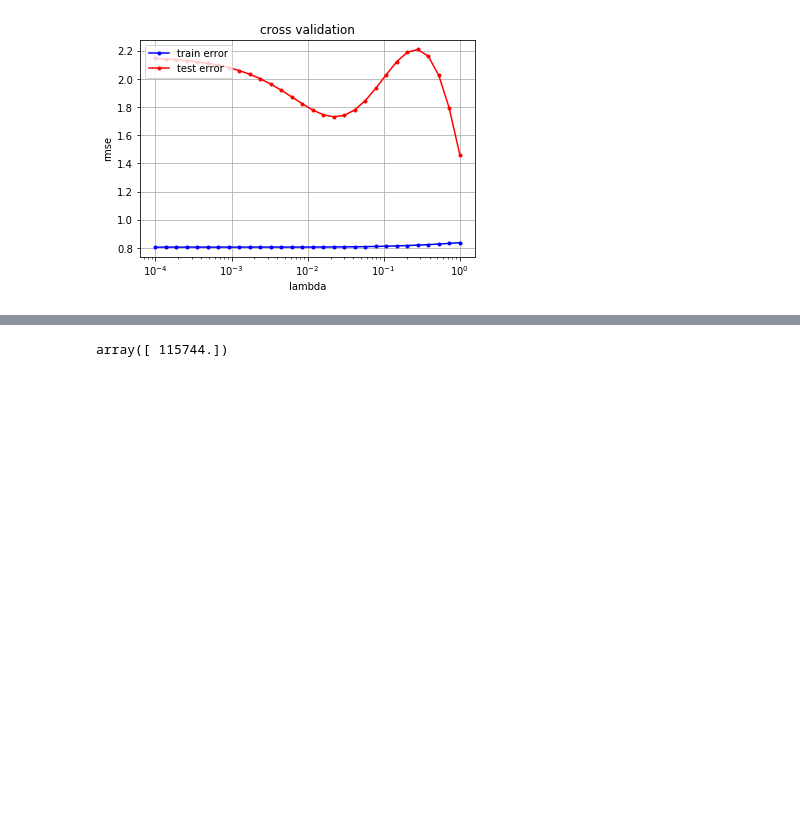
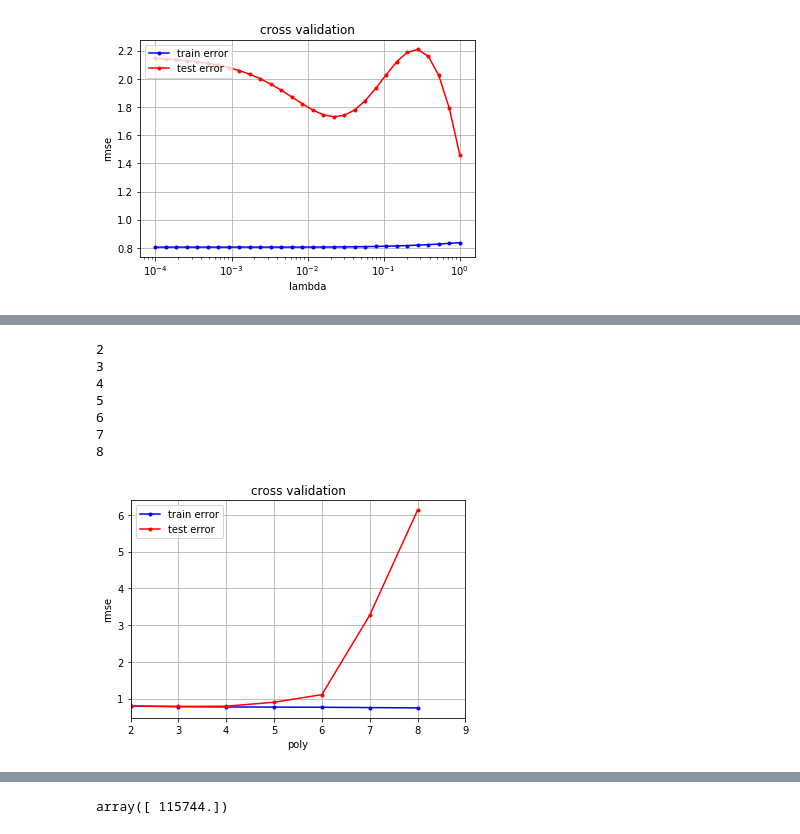
Before and after one commit to gaelmoccand/RoadSegmentation_CNN, a Jupyter notebook: project1/scripts/Ridge_Prediction.ipynb, the cells around one changed output, grey strips where cells are left out. Saved outputs shown, nothing was run; the diff lists cells and outputs as text; code cells hidden in the pictures; blank space fills up the shorter version.

```diff
--- a/project1/scripts/Ridge_Prediction.ipynb
+++ b/project1/scripts/Ridge_Prediction.ipynb
@@ -50,6 +50,33 @@ def cross_validation_demo(poly_degree):
         rmse_te.append(np.mean(rmse_te_tmp))
 
     cross_validation_visualization(lambdas, rmse_tr, rmse_te,degree)
+# %%
+from plots import cross_validation_visualization_poly
+from build_polynomial import *
+
+def cross_validation_demo_poly(lambda_):
+    seed = 1
+    degrees = np.array([2,3,4,5,6,7,8])
+    k_fold = 4
+    #lambdas = np.logspace(-2, 0, 30)
+    # split data in k fold
+    k_indices = build_k_indices(y, k_fold, seed)
+    # define lists to store the loss of training data and test data
+    rmse_tr = []
+    rmse_te = []
+    # cross validation
+    for degree in degrees:
+        print(degree)
+        rmse_tr_tmp = []
+        rmse_te_tmp = []
+        for k in range(k_fold):
+            loss_tr, loss_te,w = cross_validation(y, tx, k_indices, k, lambda_, degree)
+            rmse_tr_tmp.append(loss_tr)
+            rmse_te_tmp.append(loss_te)
+        rmse_tr.append(np.mean(rmse_tr_tmp))
+        rmse_te.append(np.mean(rmse_te_tmp))
+
+    cross_validation_visualization_poly(degrees, rmse_tr, rmse_te,degree)
 # %%
 def cross_validation(y, x, k_indices, k, lambda_, degree):
     """return the loss of ridge regression."""
@@ -164,0 +252,11 @@ array([ 113116.])
+# %%
+cross_validation_demo_poly(0.02)
+# %% [output]
+2
+3
+4
+5
+6
+7
+8
+[figure, added]
```
Also changed, not shown: parts of 29 cells of this notebook, 5 other files.
